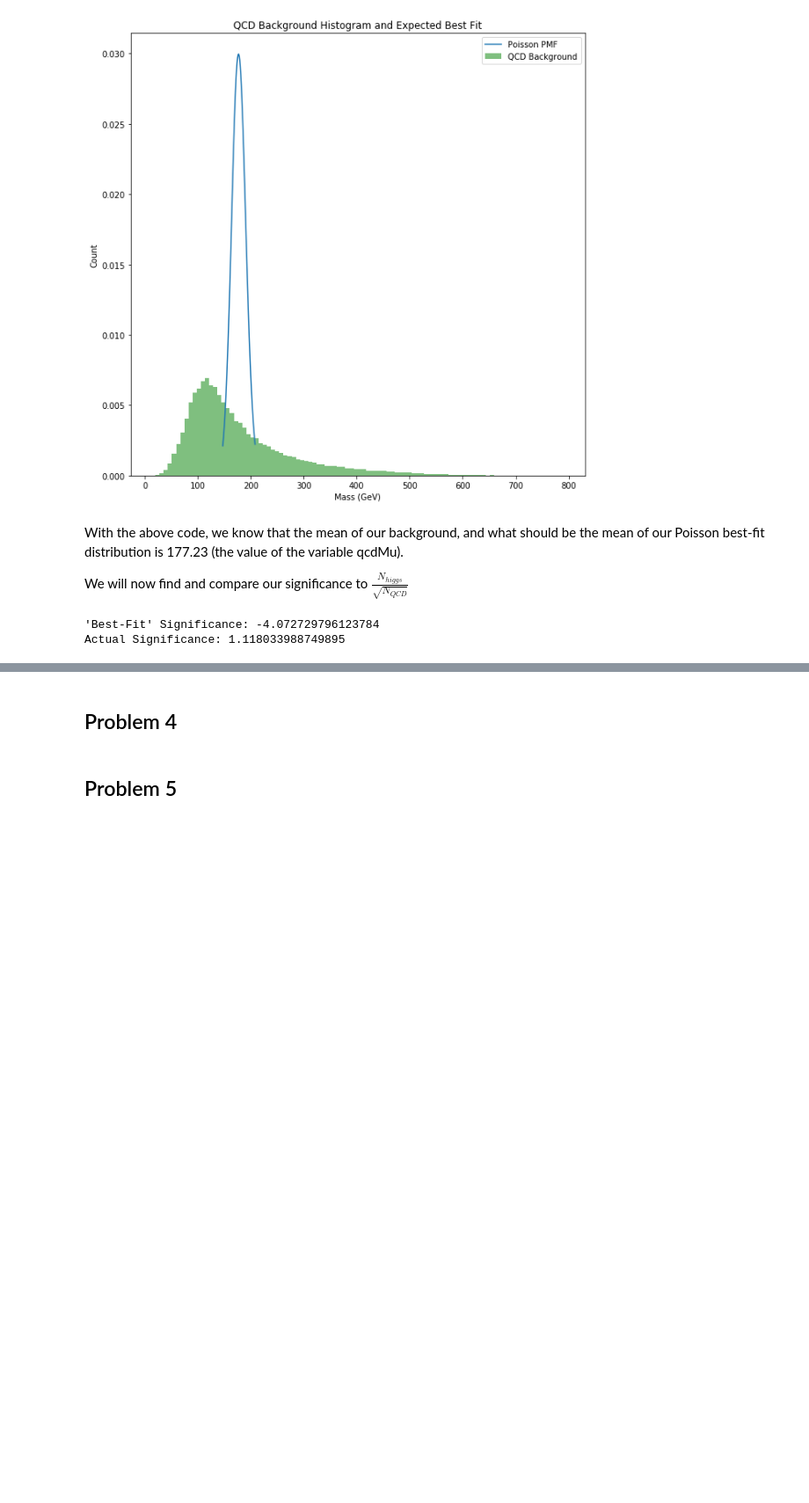
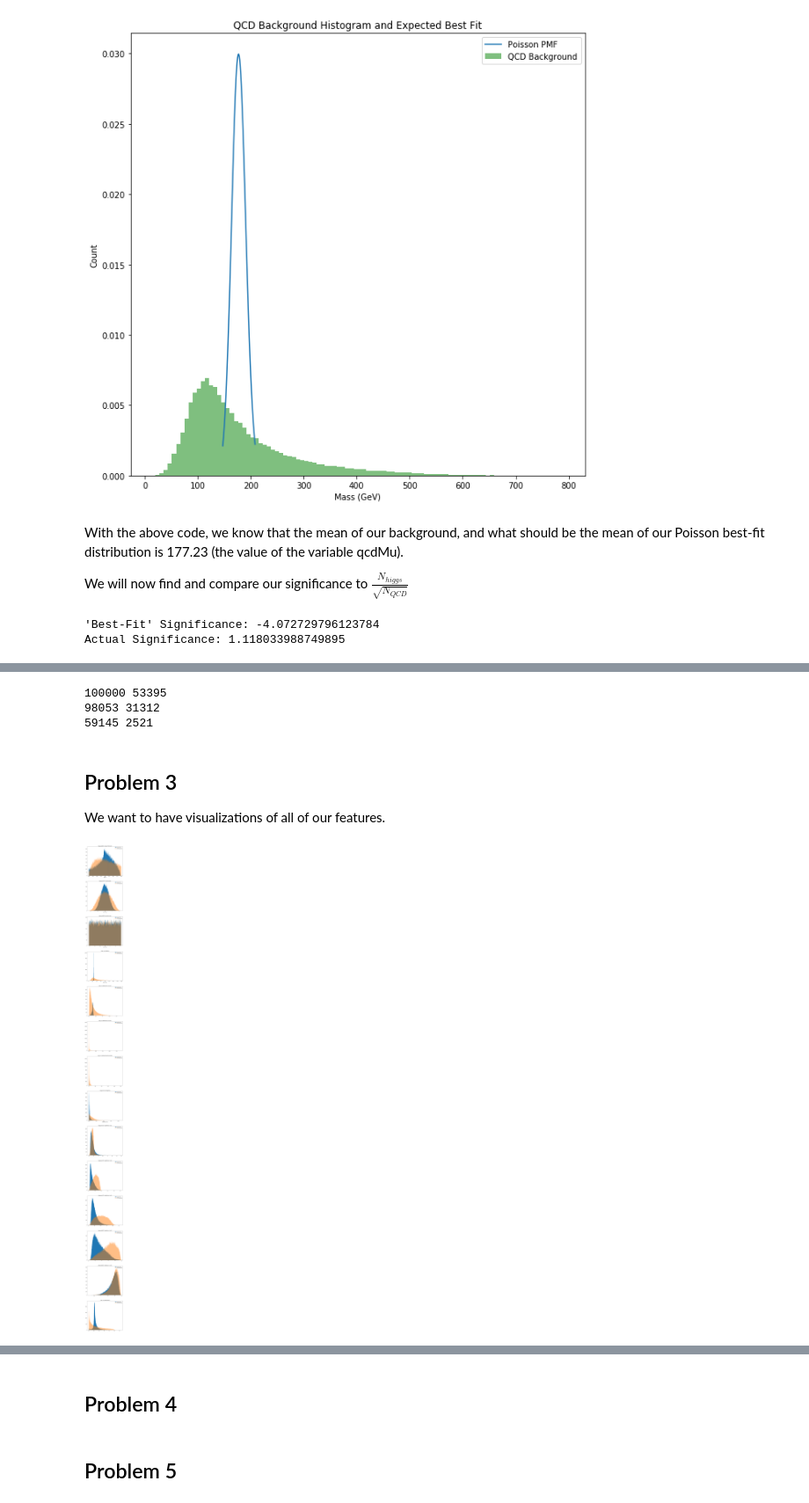
Before and after one commit to cseydlitz/phys434, a Jupyter notebook: FinalLab.ipynb, the cells around one changed output, grey strips where cells are left out. Shown: that part at 88% size. Cells and saved outputs as stored; diff of their text form; code cells hidden in the pictures; blank space fills up the shorter version.

```diff
--- a/FinalLab.ipynb
+++ b/FinalLab.ipynb
@@ -1,19 +0,0 @@
-# %%
-import pickle
-import numpy as np
-import matplotlib.pyplot as plt
-from scipy import stats,signal
-from scipy.optimize import curve_fit
-from scipy.special import factorial
-
-# Preparing Higgs Data
-higg = open ("higgs_100000_pt_1000_1200.pkl",'rb')
-higgD = pickle.load(higg)
-
-# Preparing QCD Data
-qcd = open ("qcd_100000_pt_1000_1200.pkl",'rb')
-qcdD = pickle.load(qcd)
-
-
-higgsMass=higgD['mass']
-qcdMass=qcdD['mass']
@@ -163,0 +322,31 @@ Part b: keep values of everything with the mass that we want to keep
+# %%
+xlow = [min(round(higgs_qcd_stuff['MASS']['higgs_detail']['data'])),100,124]
+xhigh = [max(round(higgs_qcd_stuff['MASS']['higgs_detail']['data'])),150,128]
+
+
+counts_d = {}
+for i in range(0,3):
+    # Start counts at 1 because indexing goes from 0-99999,
+    # which means if we start the count at 0 we will always be one short
+    higgs_count = 1
+    qcd_count = 1
+    for hval,qval in zip(
+        higgs_qcd_stuff['MASS']['higgs_detail']['data'],
+        higgs_qcd_stuff['MASS']['qcd_detail']['data']):
+        if xlow[i] <= hval <= xhigh[i]:
+            higgs_count+=1
+        if xlow[i] <= qval <= xhigh[i]:
+            qcd_count+=1
+
+    higgs_key = f"higgs_count{i}"
+    qcd_key = f"qcd_count{i}"
+    counts_d.update({higgs_key:higgs_count})
+    counts_d.update({qcd_key:qcd_count})
+
+print(counts_d['higgs_count0'],counts_d['qcd_count0'])
+print(counts_d['higgs_count1'],counts_d['qcd_count1'])
+print(counts_d['higgs_count2'],counts_d['qcd_count2'])
+# %% [output]
+100000 53395
+98053 31312
+59145 2521
@@ -163,0 +395,27 @@ Part b: keep values of everything with the mass that we want to keep
+# %% [markdown]
+## Problem 3
+We want to have visualizations of all of our features.
+# %%
+fig,ax=plt.subplots(14, 1, figsize=(10,140))
+features_list=['PT','ETA','PHI','MASS','EE2','EE3','D2','ANG','T1','T2','T3','T21','T32','KTDR']
+
+for i in range(len(features_list)):
+    # Creating a histogram of Higgs data
+    ax[i].hist(
+        higgs_qcd_stuff.get(features_list[i]).get('higgs_detail').get('data',""),
+        500,
+        label=higgs_qcd_stuff.get(features_list[i]).get('higgs_detail').get('legend_label',""))
+    # Creating a histogram of QCD data
+    ax[i].hist(
+        higgs_qcd_stuff.get(features_list[i]).get('qcd_detail').get('data',""),
+        500,
+        alpha=.5,
+        label=higgs_qcd_stuff.get(features_list[i]).get('qcd_detail').get('legend_label',""))
+    # Setting graph details that are not sensitive to data source
+    ax[i].set_title(higgs_qcd_stuff.get(features_list[i]).get('title',""))
+    ax[i].set_xlabel(higgs_qcd_stuff.get(features_list[i]).get('xlabel',""))
+    ax[i].legend(loc='upper right')
+
+plt.show()
+# %% [output]
+[figure, added]
```
Also changed, not shown: parts of 12 cells of this notebook, 2 other files.
